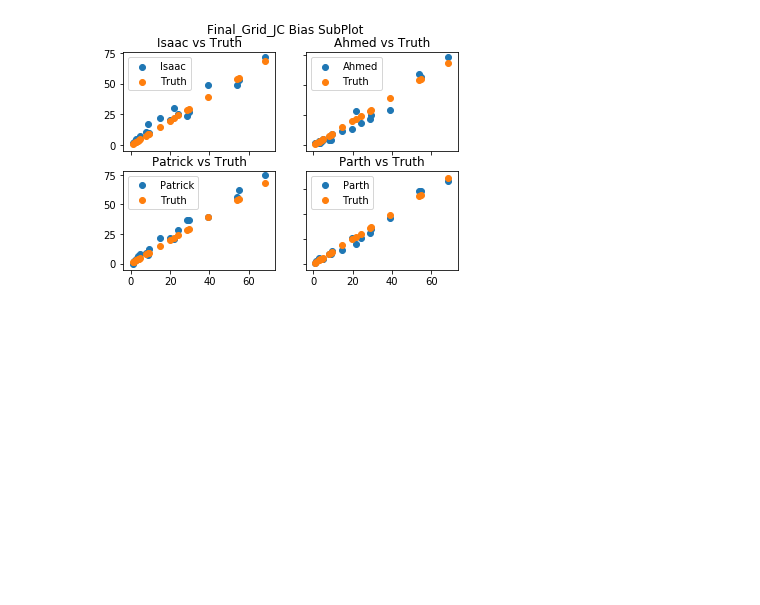
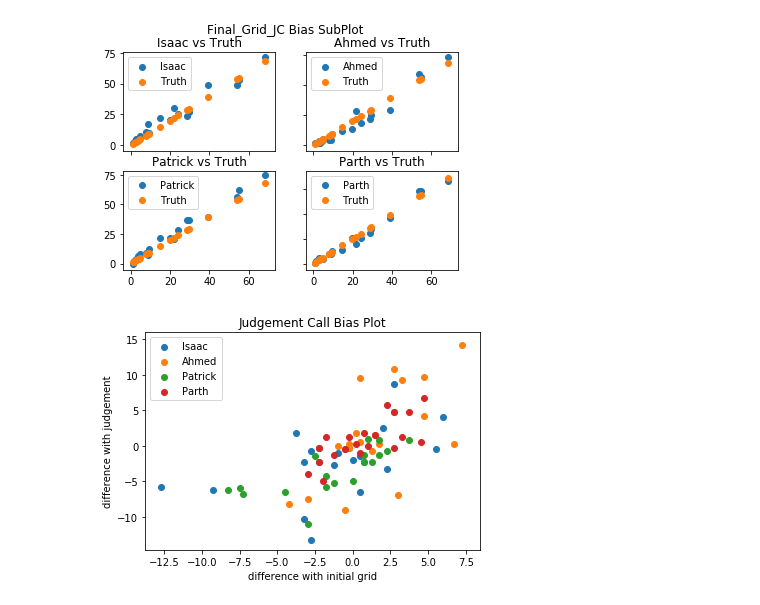
Before and after one commit to Lagaunne-Timotius/Data_Science_Project, a Jupyter notebook: Quality_Control_Analysis.ipynb, the cells around one changed output. Cells and saved outputs as stored; diff of their text form; code cells hidden in the pictures; blank space fills up the shorter version.

```diff
--- a/Quality_Control_Analysis.ipynb
+++ b/Quality_Control_Analysis.ipynb
@@ -231,3 +231,18 @@ plt.show()
 # %% [output]
 [figure]
 [figure]
+# %%
+#Visualization
+import matplotlib.pyplot as plt
+plt.title('Judgement Call Bias Plot')
+plt.xlabel('difference with initial grid')
+plt.ylabel('difference with judgement')
+plt.scatter(WD_Grid_All-Average_Isaac['Final Grid Residue Count'],WD_Grid_All-Average_Isaac['Visual Estimated Percentage'],label='Isaac')
+plt.scatter(WD_Grid_All-Average_Ahmed['Final Grid Residue Count'],WD_Grid_All-Average_Ahmed['Visual Estimated Percentage'],label='Ahmed')
+plt.scatter(WD_Grid_All-Average_Patrick['Final Grid Residue Count'],WD_Grid_All-Average_Patrick['Visual Estimated Percentage'],label='Patrick')
+plt.scatter(WD_Grid_All-Average_Parth['Final Grid Residue Count'],WD_Grid_All-Average_Parth['Visual Estimated Percentage'],label='Parth')
+plt.legend(loc='upper left')
+
+plt.show()
+# %% [output]
+[figure, added]
```
Also changed, not shown: parts of 2 cells of this notebook.
